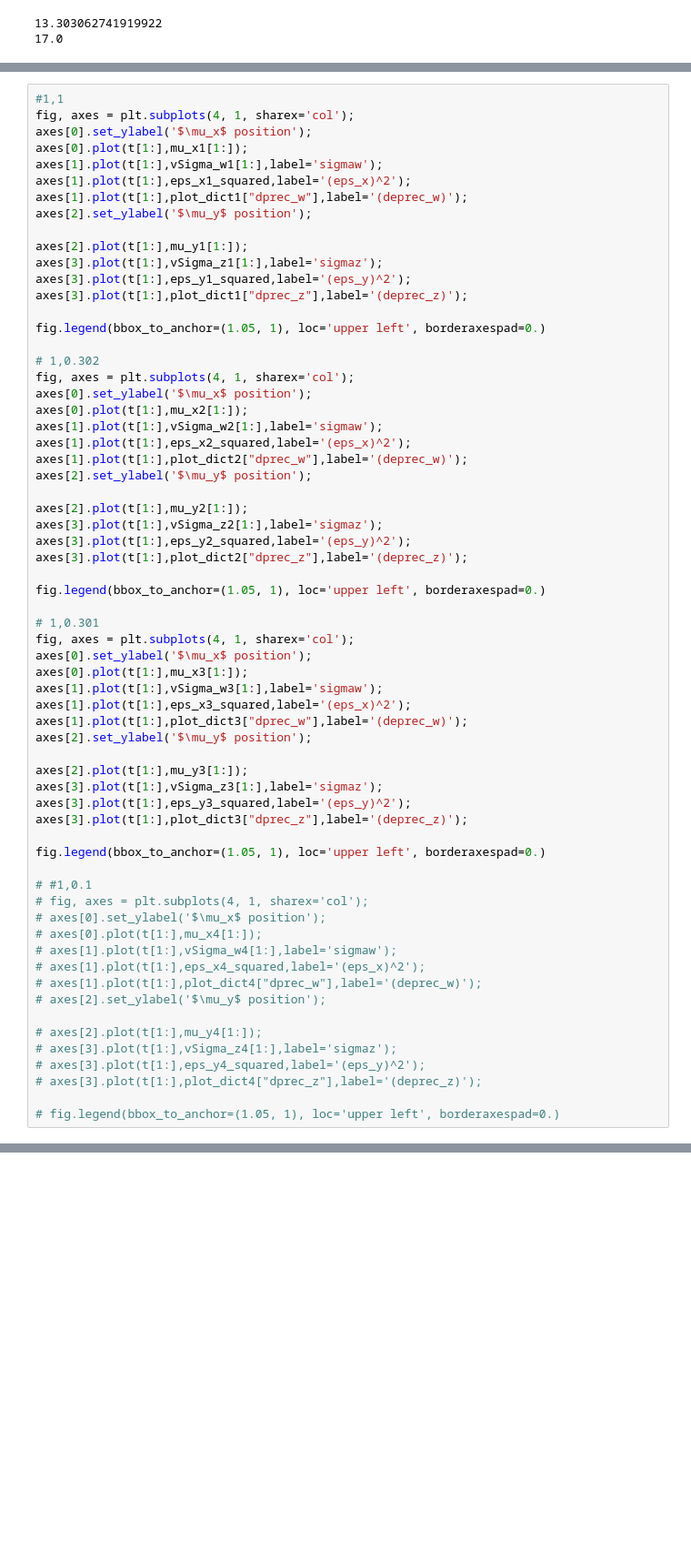
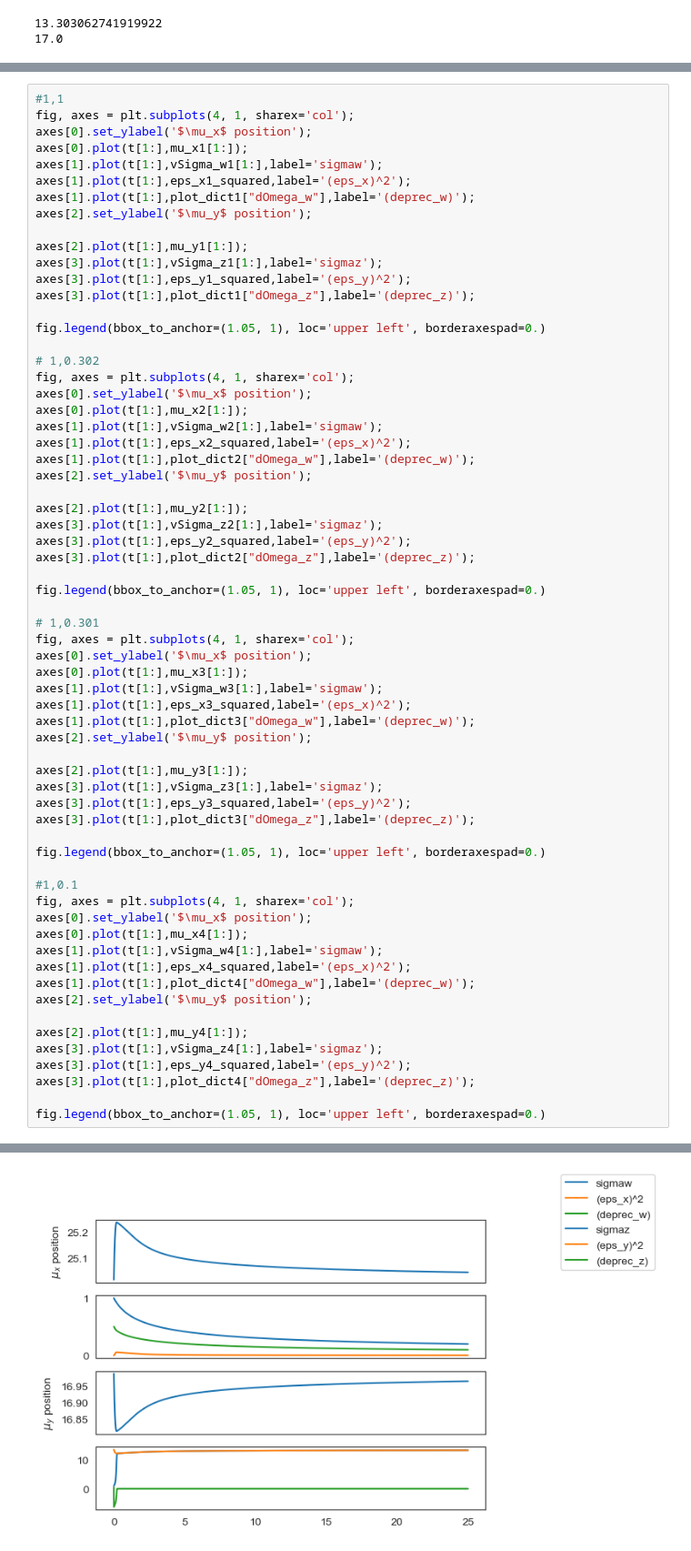
Before and after one commit to sebastiaan116/Affective-Active-Inference, a Jupyter notebook: Hydar1.ipynb, the cells around one changed output, grey strips where cells are left out. Shown at 91% size. Cells and saved outputs as stored; diff of their text form; blank space fills up the shorter version.

```diff
--- a/Hydar1.ipynb
+++ b/Hydar1.ipynb
@@ -333,13 +341,13 @@ axes[0].set_ylabel('$\mu_x$ position');
 axes[0].plot(t[1:],mu_x1[1:]);
 axes[1].plot(t[1:],vSigma_w1[1:],label='sigmaw');
 axes[1].plot(t[1:],eps_x1_squared,label='(eps_x)^2');
-axes[1].plot(t[1:],plot_dict1["dprec_w"],label='(deprec_w)');
+axes[1].plot(t[1:],plot_dict1["dOmega_w"],label='(deprec_w)');
 axes[2].set_ylabel('$\mu_y$ position');
 
 axes[2].plot(t[1:],mu_y1[1:]);
 axes[3].plot(t[1:],vSigma_z1[1:],label='sigmaz');
 axes[3].plot(t[1:],eps_y1_squared,label='(eps_y)^2');
-axes[3].plot(t[1:],plot_dict1["dprec_z"],label='(deprec_z)');
+axes[3].plot(t[1:],plot_dict1["dOmega_z"],label='(deprec_z)');
 
 fig.legend(bbox_to_anchor=(1.05, 1), loc='upper left', borderaxespad=0.)
 
@@ -349,13 +357,13 @@ axes[0].set_ylabel('$\mu_x$ position');
 axes[0].plot(t[1:],mu_x2[1:]);
 axes[1].plot(t[1:],vSigma_w2[1:],label='sigmaw');
 axes[1].plot(t[1:],eps_x2_squared,label='(eps_x)^2');
-axes[1].plot(t[1:],plot_dict2["dprec_w"],label='(deprec_w)');
+axes[1].plot(t[1:],plot_dict2["dOmega_w"],label='(deprec_w)');
 axes[2].set_ylabel('$\mu_y$ position');
 
 axes[2].plot(t[1:],mu_y2[1:]);
 axes[3].plot(t[1:],vSigma_z2[1:],label='sigmaz');
 axes[3].plot(t[1:],eps_y2_squared,label='(eps_y)^2');
-axes[3].plot(t[1:],plot_dict2["dprec_z"],label='(deprec_z)');
+axes[3].plot(t[1:],plot_dict2["dOmega_z"],label='(deprec_z)');
 
 fig.legend(bbox_to_anchor=(1.05, 1), loc='upper left', borderaxespad=0.)
 
@@ -365,28 +373,29 @@ axes[0].set_ylabel('$\mu_x$ position');
 axes[0].plot(t[1:],mu_x3[1:]);
 axes[1].plot(t[1:],vSigma_w3[1:],label='sigmaw');
 axes[1].plot(t[1:],eps_x3_squared,label='(eps_x)^2');
-axes[1].plot(t[1:],plot_dict3["dprec_w"],label='(deprec_w)');
+axes[1].plot(t[1:],plot_dict3["dOmega_w"],label='(deprec_w)');
 axes[2].set_ylabel('$\mu_y$ position');
 
 axes[2].plot(t[1:],mu_y3[1:]);
 axes[3].plot(t[1:],vSigma_z3[1:],label='sigmaz');
 axes[3].plot(t[1:],eps_y3_squared,label='(eps_y)^2');
-axes[3].plot(t[1:],plot_dict3["dprec_z"],label='(deprec_z)');
+axes[3].plot(t[1:],plot_dict3["dOmega_z"],label='(deprec_z)');
 
 fig.legend(bbox_to_anchor=(1.05, 1), loc='upper left', borderaxespad=0.)
 
-# #1,0.1
-# fig, axes = plt.subplots(4, 1, sharex='col');
-# axes[0].set_ylabel('$\mu_x$ position');
-# axes[0].plot(t[1:],mu_x4[1:]);
-# axes[1].plot(t[1:],vSigma_w4[1:],label='sigmaw');
-# axes[1].plot(t[1:],eps_x4_squared,label='(eps_x)^2');
-# axes[1].plot(t[1:],plot_dict4["dprec_w"],label='(deprec_w)');
-# axes[2].set_ylabel('$\mu_y$ position');
+#1,0.1
+fig, axes = plt.subplots(4, 1, sharex='col');
+axes[0].set_ylabel('$\mu_x$ position');
+axes[0].plot(t[1:],mu_x4[1:]);
+axes[1].plot(t[1:],vSigma_w4[1:],label='sigmaw');
+axes[1].plot(t[1:],eps_x4_squared,label='(eps_x)^2');
+axes[1].plot(t[1:],plot_dict4["dOmega_w"],label='(deprec_w)');
+axes[2].set_ylabel('$\mu_y$ position');
 
-# axes[2].plot(t[1:],mu_y4[1:]);
-# axes[3].plot(t[1:],vSigma_z4[1:],label='sigmaz');
-# axes[3].plot(t[1:],eps_y4_squared,label='(eps_y)^2');
-# axes[3].plot(t[1:],plot_dict4["dprec_z"],label='(deprec_z)');
+axes[2].plot(t[1:],mu_y4[1:]);
+axes[3].plot(t[1:],vSigma_z4[1:],label='sigmaz');
+axes[3].plot(t[1:],eps_y4_squared,label='(eps_y)^2');
+axes[3].plot(t[1:],plot_dict4["dOmega_z"],label='(deprec_z)');
 
-# fig.legend(bbox_to_anchor=(1.05, 1), loc='upper left', borderaxespad=0.)
+fig.legend(bbox_to_anchor=(1.05, 1), loc='upper left', borderaxespad=0.)
+# %% [output]
@@ -392,0 +403 @@ fig.legend(bbox_to_anchor=(1.05, 1), loc='upper left', borderaxespad=0.)
+[figure, added]
```
Also changed, not shown: parts of 6 cells of this notebook.
